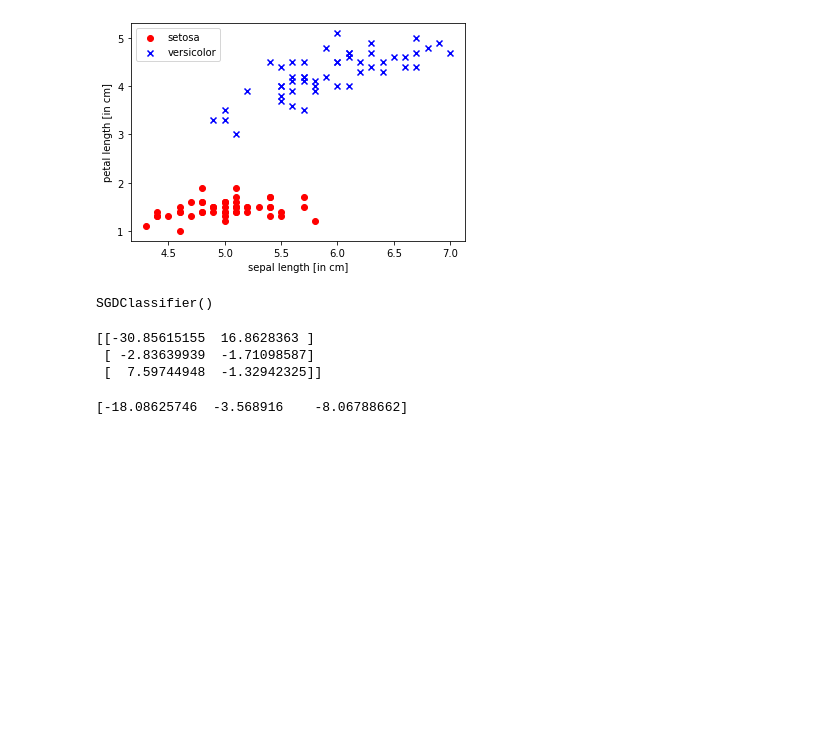
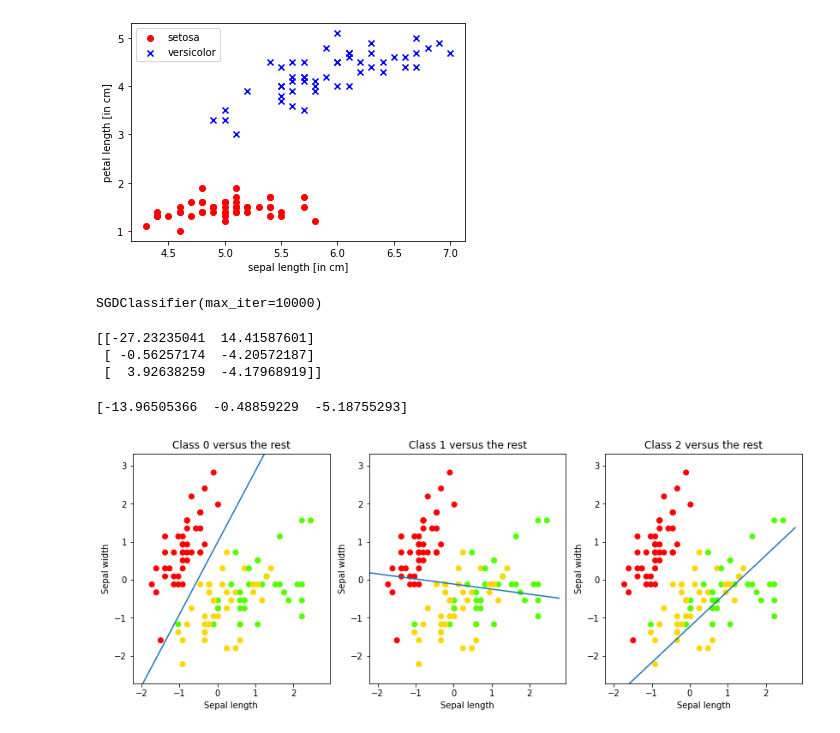
Before and after one commit to Tilak-Shenoy/IE517, a Jupyter notebook: IE517_F2x_HW1.ipynb, the cells around one changed output. Drawn from its saved outputs; the diff is of its cells as text; code cells hidden in the pictures; blank space fills up the shorter version.

```diff
--- a/IE517_F2x_HW1.ipynb
+++ b/IE517_F2x_HW1.ipynb
@@ -76,37 +68,40 @@ plt.show()
 [figure]
 # %%
 from sklearn.linear_model import SGDClassifier
-clf = SGDClassifier()
+clf = SGDClassifier(max_iter = 10000)
 clf.fit(X_train, y_train)
 # %% [output]
-SGDClassifier()
+SGDClassifier(max_iter=10000)
 # %%
 y_pred = clf.predict(X_test)
 # %%
 print(clf.coef_)
 # %% [output]
-[[-30.85615155  16.8628363 ]
- [ -2.83639939  -1.71098587]
- [  7.59744948  -1.32942325]]
+[[-27.23235041  14.41587601]
+ [ -0.56257174  -4.20572187]
+ [  3.92638259  -4.17968919]]
 # %%
 print(clf.intercept_)
 # %% [output]
-[-18.08625746  -3.568916    -8.06788662]
+[-13.96505366  -0.48859229  -5.18755293]
 # %%
 x_min, x_max = X_train[:,0].min() - 0.5, X_train[:,0].max() + 0.5
 y_min, y_max = X_train[:,1].min() - .5, X_train[:,1].max() + .5
 # %%
-# Xs = np.arange(x_min, x_max, 0.5)
-# fig, axes = plt.subplots(1,3)
-# fig.set_size_inches(10,6)
-# for i in [0,1,2]:
-#   axes[i].set_aspect('equal')
-#   axes[i].set_title('Class' + str(i) + ' versus the rest')
-#   axes[i].set_xlabel('Sepal length')
-#   axes[i].set_ylabel('Sepal width')
-#   axes[i].set_xlim(x_min, x_max)
-#   axes[i].set_ylim(y_min, y_max)
-#   sca(axes[i])
-#   plt.scatter(X_train[:,0], X_train[:,1], c=y_train, cmap=plt.cm.prism)
-#   ys = (-clf.intercept_[i] - Xs * clf.coef_[i,0]/clf.coef_[i,1])
-#   plt.plot(xs, ys, hold = True)
+xs = np.arange(x_min, x_max, 0.5)
+fig, axes = plt.subplots(1, 3)
+fig.set_size_inches(14, 6)
+for i in [0, 1, 2]:
+    axes[i].set_aspect('equal')
+    axes[i].set_title('Class '+ str(i) + ' versus the rest')
+    axes[i].set_xlabel('Sepal length')
+    axes[i].set_ylabel('Sepal width')
+    axes[i].set_xlim(x_min, x_max)
+    axes[i].set_ylim(y_min, y_max)
+    #error here need plt.
+    plt.sca(axes[i])
+    plt.scatter(X_train[:, 0], X_train[:, 1], c=y_train, cmap=plt.cm.prism)
+    ys = (-clf.intercept_[i] - xs * clf.coef_[i, 0]) / clf.coef_[i, 1]
+    plt.plot(xs, ys)
+# %% [output]
+[figure, added]
```
Also changed, not shown: parts of 12 cells of this notebook.
